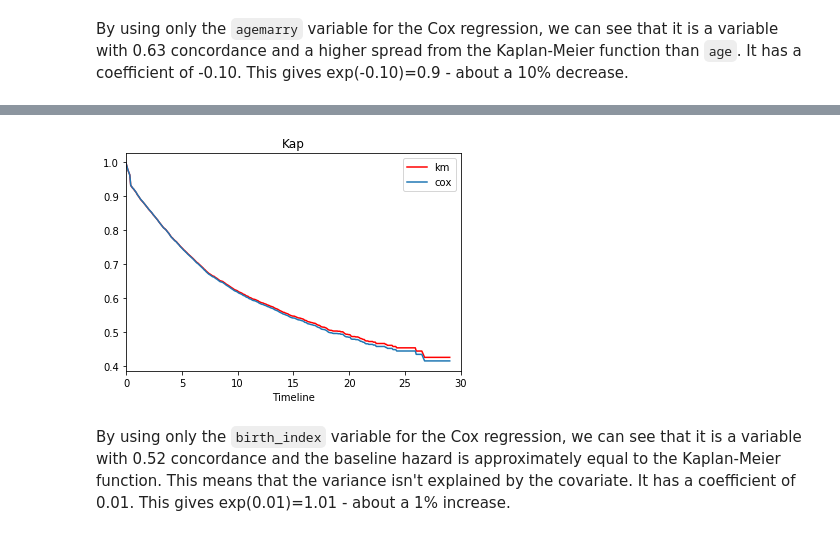
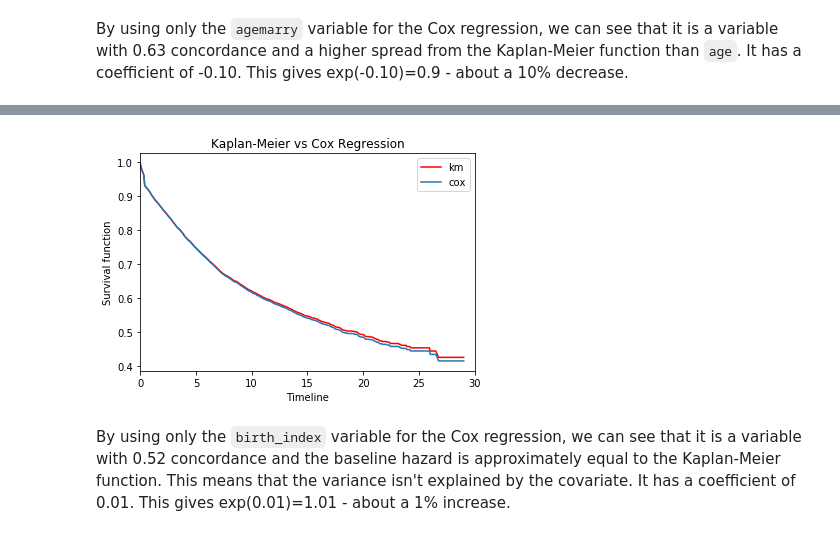
Before and after one commit to filipefborba/MarriageNSFG, a Jupyter notebook: project2/project2.ipynb, the cells around one changed output, grey strips where cells are left out. Cells and saved outputs as stored; diff of their text form; code cells hidden in the pictures.

````diff
--- a/project2/project2.ipynb
+++ b/project2/project2.ipynb
@@ -507,15 +511,15 @@ Log-likelihood ratio test = 11.13 on 1 df, -log2(p)=10.20
 # %%
 kmf = KaplanMeierFitter()
 kmf.fit(df.complete_var, event_observed=df.complete)
 
 plt.plot(kmf.survival_function_, color='red', label='km')
 plt.plot(cph.baseline_survival_, label='cox')
 thinkplot.Config(xlim=[0, 30],
-                title="Kap",
+                title="Kaplan-Meier vs Cox Regression",
                 xlabel="Timeline",
-                ylabel="")
+                ylabel="Survival function")
 # %% [output]
-[figure, old version]
+[figure, new version]
 # %% [markdown]
 By using only the ```birth_index``` variable for the Cox regression, we can see that it is a variable with 0.52 concordance and the baseline hazard is approximately equal to the Kaplan-Meier function. This means that the variance isn't explained by the covariate. It has a coefficient of 0.01. This gives exp(0.01)=1.01 - about a 1% increase.
 # %% [markdown]
````
Also changed, not shown: parts of 15 cells of this notebook, 4 other files.
